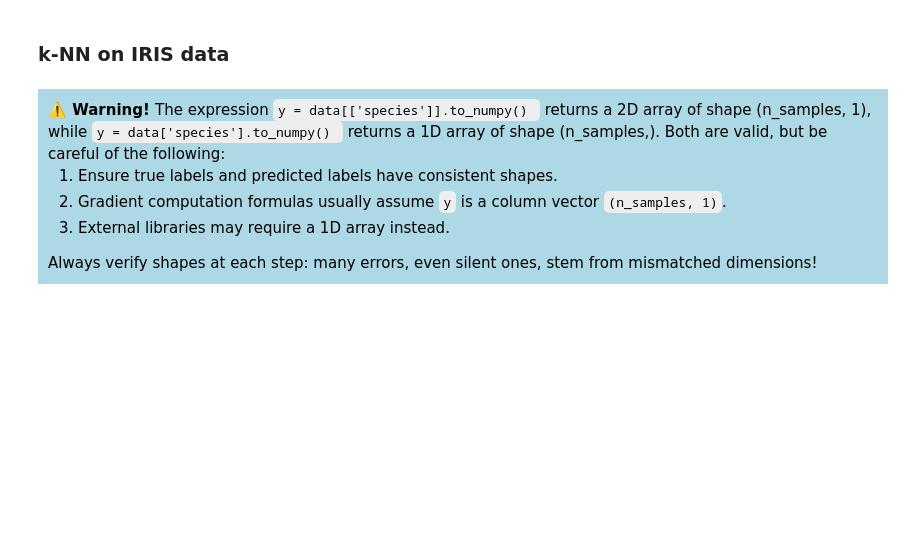
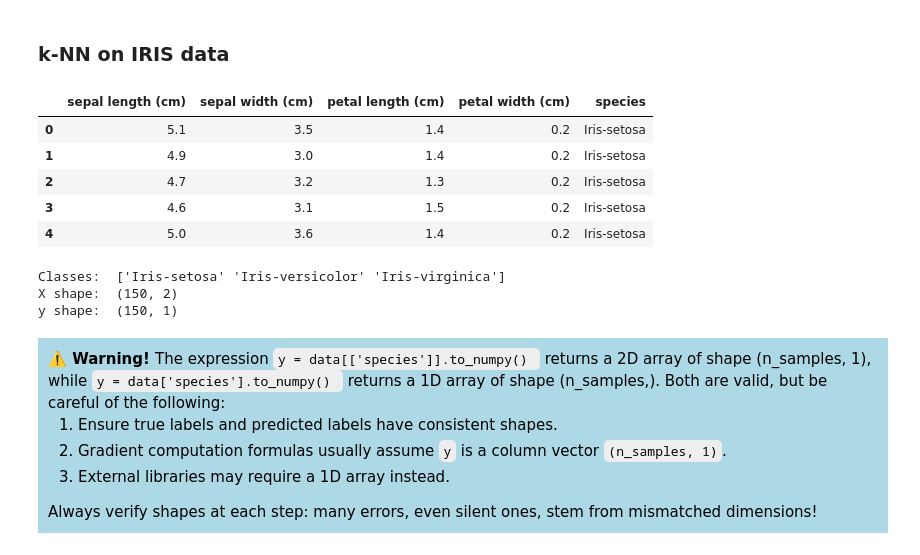
Before and after one commit to Chiara2804/ML_2024-25, a Jupyter notebook: LAB4_knn_logisticreg.ipynb, the cells around one changed output. Saved outputs shown, nothing was run; the diff lists cells and outputs as text; code cells hidden in the pictures; blank space fills up the shorter version.

```diff
--- a/LAB4_knn_logisticreg.ipynb
+++ b/LAB4_knn_logisticreg.ipynb
@@ -242,23 +266,33 @@ def KNN_classifier(X_train, y_train, X_test, k, distance_metric):
 np.random.seed(0)
 # %%
 # Load data: IRIS considering only the features 'sepal_length', 'sepal_width' and with target 'species'
-data = pd.read_csv('drive/MyDrive/AA24-25ML/iris.csv')
+data = pd.read_csv('/content/ML_2024-25/drive/MyDrive/AA24-25ML/iris.csv')
 display(data.head())
 data = data[['sepal length (cm)', 'sepal width (cm)', 'species']]
 
 # let's see what are the classes in the dataset
 classes = data['species'].unique()
 print("Classes: ", classes)
 
 # Split data into X and y numpy arrays
 X = data.drop('species', axis=1).to_numpy()
 y = data[['species']].to_numpy()
 n_samples = X.shape[0]
 n_features = X.shape[1]
 
 # check the shapes
 print("X shape: ", X.shape)
 print("y shape: ", y.shape)
+# %% [output]
+|  | sepal length (cm) | sepal width (cm) | petal length (cm) | petal width (cm) | species |
+| 0 | 5.1 | 3.5 | 1.4 | 0.2 | Iris-setosa |
+| 1 | 4.9 | 3.0 | 1.4 | 0.2 | Iris-setosa |
+| 2 | 4.7 | 3.2 | 1.3 | 0.2 | Iris-setosa |
+| 3 | 4.6 | 3.1 | 1.5 | 0.2 | Iris-setosa |
+| 4 | 5.0 | 3.6 | 1.4 | 0.2 | Iris-setosa |
+Classes:  ['Iris-setosa' 'Iris-versicolor' 'Iris-virginica']
+X shape:  (150, 2)
+y shape:  (150, 1)
 # %% [markdown]
 <div style="background-color: lightblue; padding: 10px; color: black">
 <strong> ⚠️ Warning! </strong> The expression <code>y = data[['species']].to_numpy() </code> returns a 2D array of shape (n_samples, 1), while <code>y = data['species'].to_numpy() </code> returns a 1D array of shape (n_samples,).
```
Also changed, not shown: parts of 8 cells of this notebook.
